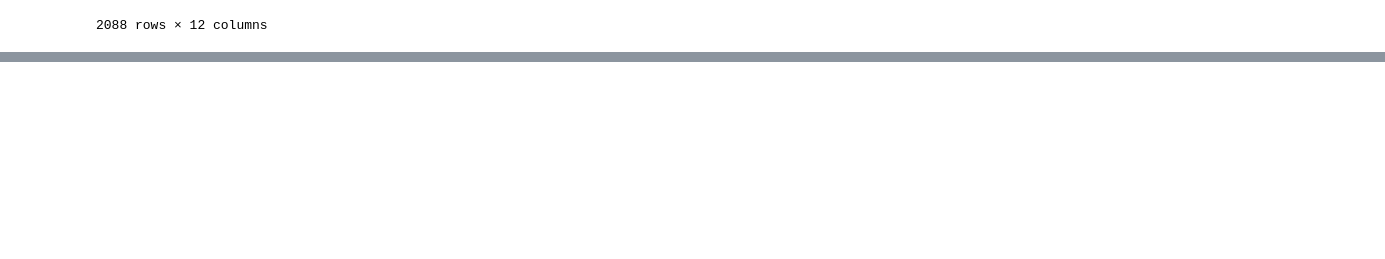
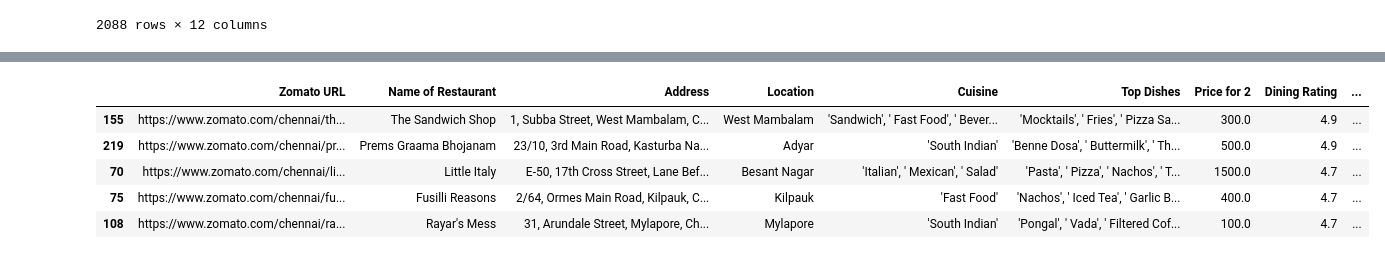
Before and after one commit to kanmanigit/Data_Visualization_Seaborn_Tableau_DataStudio, a Jupyter notebook: DataAnalysis_Zomato_Chennai_.ipynb, the cells around one changed output, grey strips where cells are left out. Saved outputs shown, nothing was run; the diff lists cells and outputs as text; code cells hidden in the pictures; blank space fills up the shorter version.

```diff
--- a/DataAnalysis_Zomato_Chennai_.ipynb
+++ b/DataAnalysis_Zomato_Chennai_.ipynb
@@ -612,0 +633,10 @@ reliable_res_df
+# %%
+veg_res_df=veg_res_df.sort_values(by='Dining Rating',ascending=False).head(5)
+veg_res_df
+# %% [output]
+|  | Zomato URL | Name of Restaurant | Address | Location | Cuisine | Top Dishes | Price for 2 | Dining Rating | ... |
+| 155 | https://www.zomato.com/chennai/th... | The Sandwich Shop | 1, Subba Street, West Mambalam, C... | West Mambalam | 'Sandwich', ' Fast Food', ' Bever... | 'Mocktails', ' Fries', ' Pizza Sa... | 300.0 | 4.9 | ... |
+| 219 | https://www.zomato.com/chennai/pr... | Prems Graama Bhojanam | 23/10, 3rd Main Road, Kasturba Na... | Adyar | 'South Indian' | 'Benne Dosa', ' Buttermilk', ' Th... | 500.0 | 4.9 | ... |
+| 70 | https://www.zomato.com/chennai/li... | Little Italy | E-50, 17th Cross Street, Lane Bef... | Besant Nagar | 'Italian', ' Mexican', ' Salad' | 'Pasta', ' Pizza', ' Nachos', ' T... | 1500.0 | 4.7 | ... |
+| 75 | https://www.zomato.com/chennai/fu... | Fusilli Reasons | 2/64, Ormes Main Road, Kilpauk, C... | Kilpauk | 'Fast Food' | 'Nachos', ' Iced Tea', ' Garlic B... | 400.0 | 4.7 | ... |
+| 108 | https://www.zomato.com/chennai/ra... | Rayar's Mess | 31, Arundale Street, Mylapore, Ch... | Mylapore | 'South Indian' | 'Pongal', ' Vada', ' Filtered Cof... | 100.0 | 4.7 | ... |
```
Also changed, not shown: parts of 2 cells of this notebook.
